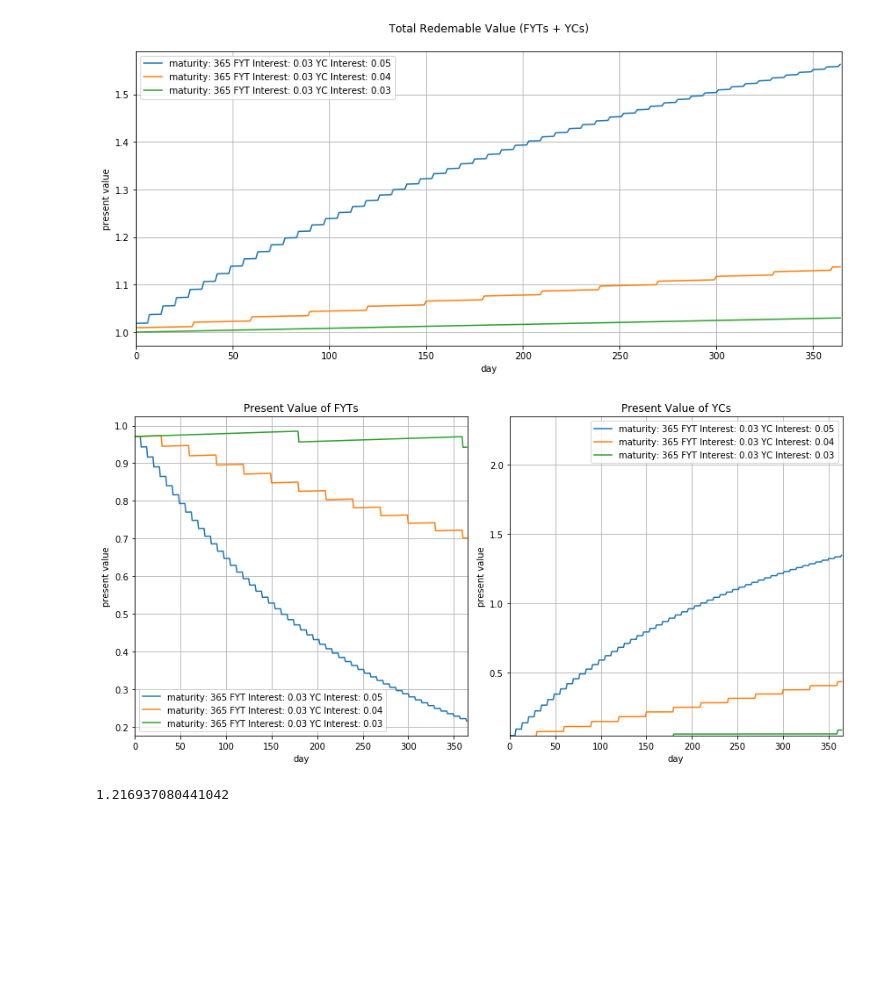
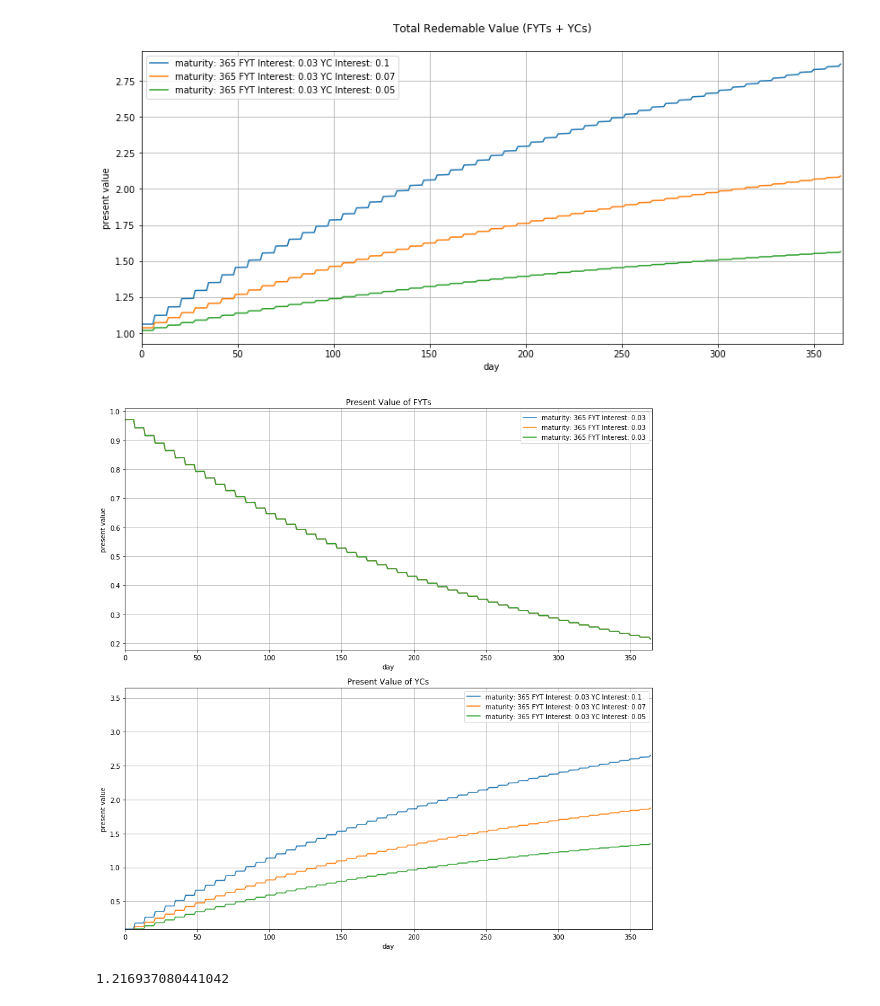
Before and after one commit to delvtech/agent0, a Jupyter notebook: coupon-harvesting.ipynb, the cells around one changed output. Saved outputs shown, nothing was run; the diff lists cells and outputs as text; code cells hidden in the pictures; blank space fills up the shorter version.

Commit message:
fixes to plot labels

```diff
--- a/coupon-harvesting.ipynb
+++ b/coupon-harvesting.ipynb
@@ -151,7 +151,7 @@ def run_strategy(iZcb,iC,initial_funds,maturity_day,days,tranch_length):
 results = {}
 runs = 3
 iZcbs = [0.03, 0.03, 0.03]
-iCs = [0.05, 0.04, 0.03]
+iCs = [0.10, 0.07, 0.05]
 maturity_days= [365, 365, 365]
 tranch_lengths = [7, 7, 7]
 
@@ -192,42 +192,42 @@ leg = ax.legend();
 
 
 y=np.array(results[0][1])
-fig, ax = plt.subplots(nrows=1, ncols=2, figsize=(12, 6))
-label0 = "maturity: {} FYT Interest: {} YC Interest: {}".format(maturity_days[0],iZcbs[0],iCs[0])
+fig, ax = plt.subplots(nrows=2, ncols=1, figsize=(12, 12))
+label0 = "maturity: {} FYT Interest: {}".format(maturity_days[0],iZcbs[0])
 ax[0].plot(x,y,label=label0)
 ax[0].set_xlim([x[0],x[len(x)-1]+1])
 y=np.array(results[1][1])
-label1 = "maturity: {} FYT Interest: {} YC Interest: {}".format(maturity_days[1],iZcbs[1],iCs[1])
+label1 = "maturity: {} FYT Interest: {}".format(maturity_days[1],iZcbs[1])
 ax[0].plot(x,y,label=label1)
 y=np.array(results[2][1])
-label2 = "maturity: {} FYT Interest: {} YC Interest: {}".format(maturity_days[2],iZcbs[2],iCs[2])
+label2 = "maturity: {} FYT Interest: {}".format(maturity_days[2],iZcbs[2])
 ax[0].plot(x,y,label=label2)
 ax[0].grid()
 ax[0].set_title('Present Value of FYTs')
 ax[0].set_xlabel('day')
 ax[0].set_ylabel('present value')
 leg = ax[0].legend();
 
 y=np.array(results[0][2])
 label0 = "maturity: {} FYT Interest: {} YC Interest: {}".format(maturity_days[0],iZcbs[0],iCs[0])
 ax[1].plot(x,y,label=label0)
 ax[1].set_xlim([x[0],x[len(x)-1]+1])
 ax[1].set_ylim([y[0],y[len(y)-1]+1])
 y=np.array(results[1][2])
 label1 = "maturity: {} FYT Interest: {} YC Interest: {}".format(maturity_days[1],iZcbs[1],iCs[1])
 ax[1].plot(x,y,label=label1)
 y=np.array(results[2][2])
 label2 = "maturity: {} FYT Interest: {} YC Interest: {}".format(maturity_days[2],iZcbs[2],iCs[2])
 ax[1].plot(x,y,label=label2)
 ax[1].grid()
 ax[1].set_title('Present Value of YCs')
 ax[1].set_xlabel('day')
 ax[1].set_ylabel('present value')
 leg = ax[1].legend();
 fig.tight_layout()
 # %% [output]
-[figure, old version]
+[figure, new version]
-[figure, old version]
+[figure, new version]
 # %%
 y=np.array([calc_zcb_present_value(day,initial_funds)+calc_ic_present_value(day,initial_funds) for day in days])
 # %%
```
